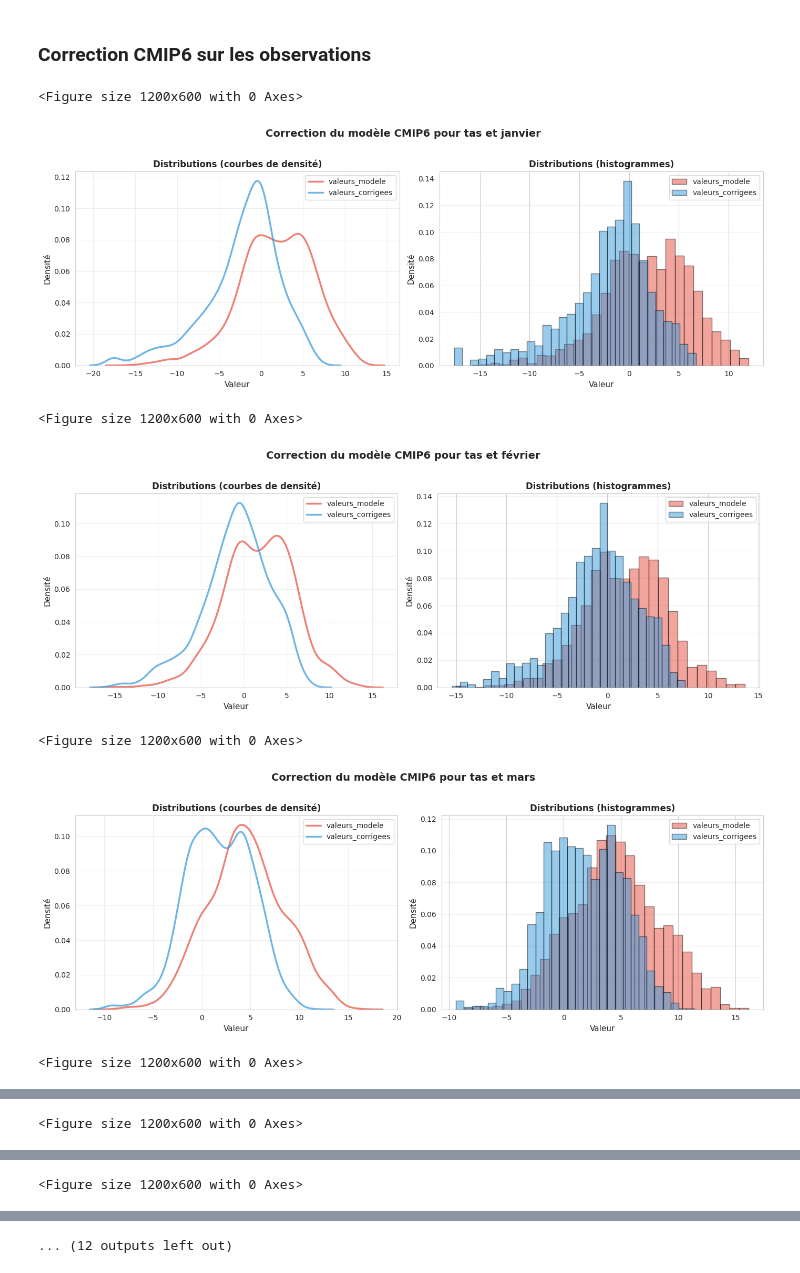
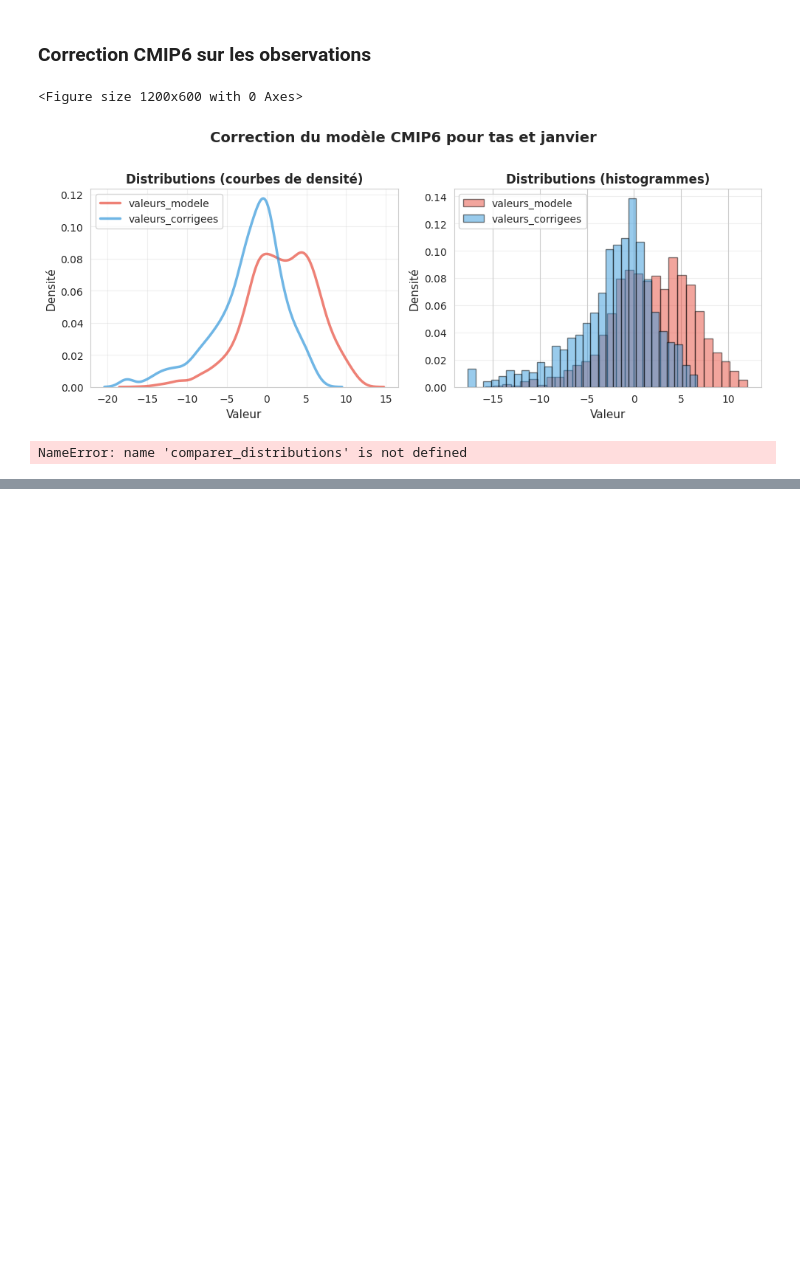
Before and after one commit to tristanczz/statapp_edf_25, a Jupyter notebook: CDF-t.ipynb, the cells around one changed output, grey strips where cells are left out. Saved outputs shown, nothing was run; the diff lists cells and outputs as text; code cells hidden in the pictures; blank space fills up the shorter version.

```diff
--- a/CDF-t.ipynb
+++ b/CDF-t.ipynb
@@ -13,23 +35,23 @@ from functions import csv_to_pd_univ, cdf_t_univ, plot_distributions_univ
 # %% [markdown]
 ### Correction CMIP6 sur les observations
 # %%
+mois_a_afficher = [1, 6, 12]
+
 for i in range (1,13): #on itère sur tous les mois
 
     #Sélection mois et variable
     CMIP6_hist = csv_to_pd_univ("/home/onyxia/work/statapp_edf_25/data/CMIP6_historical.csv", i, "tas")
     CMIP6_futur = csv_to_pd_univ("/home/onyxia/work/statapp_edf_25/data/CMIP6_ssp585.csv", i, "tas")
     obs_hist = csv_to_pd_univ("/home/onyxia/work/statapp_edf_25/data/obs.csv", i, "tas")
 
     #Correction des valeurs futures du modèle par CDF-t
     resultat = cdf_t_univ(CMIP6_hist,obs_hist,CMIP6_futur)
 
     #Représentation graphique
-    plot_distributions_univ(resultat,"CMIP6", i, "tas")
+    if i in mois_a_afficher:
+        plot_distributions_univ(resultat,"CMIP6", i, "tas")
+        comparer_distributions(resultat)
 # %% [output]
 <Figure size 1200x600 with 0 Axes>
-[figure, old version]
+[figure, new version]
-<Figure size 1200x600 with 0 Axes>
+NameError: name 'comparer_distributions' is not defined
-[figure, removed]
-<Figure size 1200x600 with 0 Axes>
-[figure, removed]
-<Figure size 1200x600 with 0 Axes>
@@ -37 +57,0 @@ for i in range (1,13): #on itère sur tous les mois
-<Figure size 1200x600 with 0 Axes>
@@ -39 +57,0 @@ for i in range (1,13): #on itère sur tous les mois
-<Figure size 1200x600 with 0 Axes>
@@ -41 +57,0 @@ for i in range (1,13): #on itère sur tous les mois
-... (12 outputs left out)
```
Also changed, not shown: parts of 3 cells of this notebook, 1 other file.
